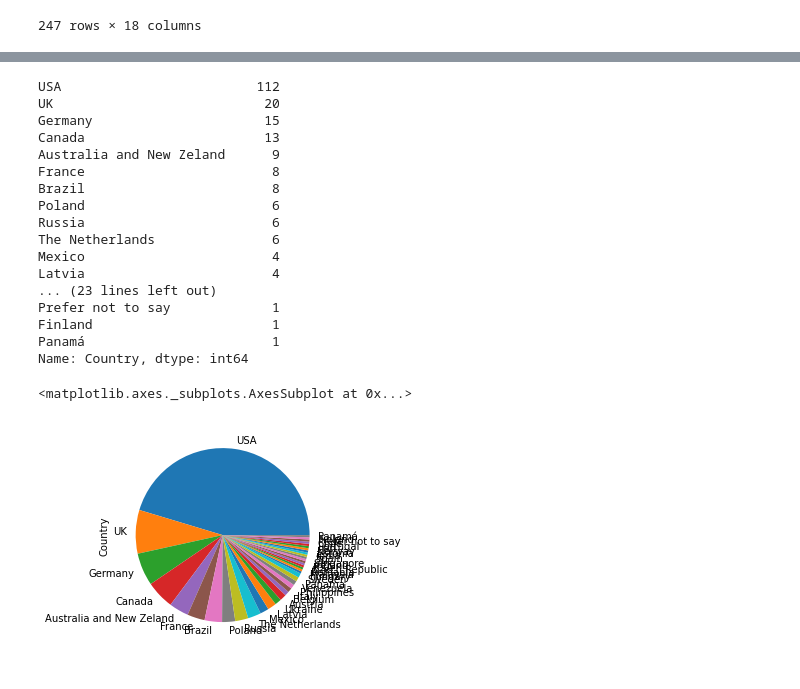
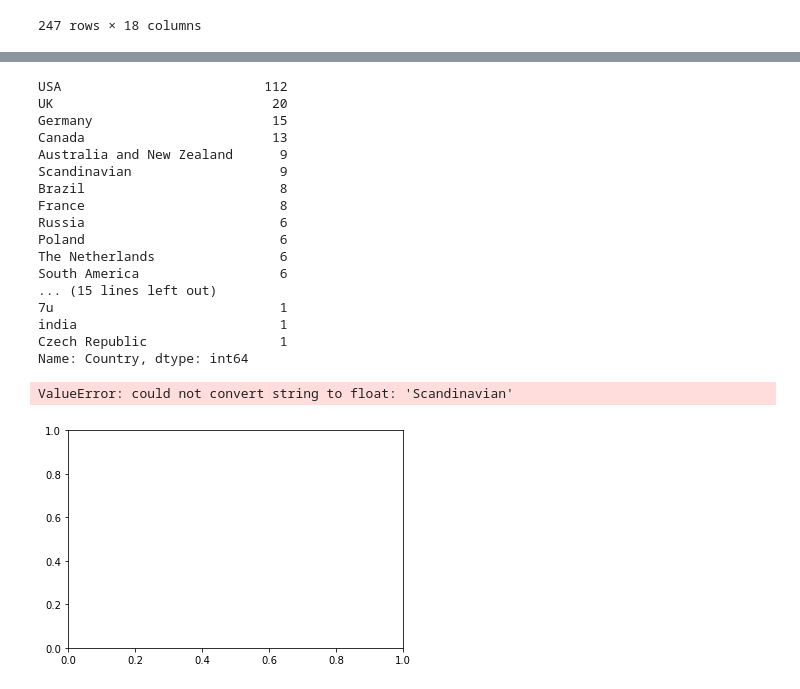
Before and after one commit to DenysMelnyk6/Sexuality-in-Video-games, a Jupyter notebook: Sexuality_analysis.ipynb, the cells around one changed output, grey strips where cells are left out. Drawn from its saved outputs; the diff is of its cells as text; code cells hidden in the pictures.

Commit message:
More sorting
More country sorting functions added, attemps of making a few graphical representations

```diff
--- a/Sexuality_analysis.ipynb
+++ b/Sexuality_analysis.ipynb
@@ -132,6 +132,27 @@ def German_sort(Country):
     else:
         return Country
 
+def Scandinavian_sort(Country):
+    if Country.lower() == 'latvia' or Country.lower() == 'sweden' or Country.lower() == 'estonia' or Country.lower() == 'norway' or Country.lower() == 'finland':
+        Country = 'Scandinavian'
+        return Country
+    else:
+        return Country
+
+def South_american_sort(Country):
+    if Country.lower() == 'panama' or Country.lower() == 'panamá' or Country.lower() == 'chile' or Country.lower() == 'venezuela':
+        Country = 'South America'
+        return Country
+    else:
+        return Country
+
+def Asian_pacific_sort(Country):
+    if Country.lower() == 'philippines' or Country.lower() == 'malasia' or Country.lower() == 'singapore ':
+        Country = 'Asian Pacific Country'
+        return Country
+    else:
+        return Country
+
 
 data.Country = data.Country.apply(US_sort)
 data.Country = data.Country.apply(UK_sort)
@@ -142,27 +163,25 @@ data.Country = data.Country.apply(Russian_sort)
 data.Country = data.Country.apply(Oceanic_sort)
 data.Country = data.Country.apply(Mexican_sort)
 data.Country = data.Country.apply(German_sort)
+data.Country = data.Country.apply(Scandinavian_sort)
+data.Country = data.Country.apply(South_american_sort)
+data.Country = data.Country.apply(Asian_pacific_sort)
 data.Country.value_counts()
 # %% [output]
-USA                         112
-UK                           20
-Germany                      15
-Canada                       13
-Australia and New Zeland      9
-France                        8
-Brazil                        8
-Poland                        6
-Russia                        6
-The Netherlands               6
-Mexico                        4
-Latvia                        4
-... (23 lines left out)
-Prefer not to say             1
-Finland                       1
-Panamá                        1
+USA                          112
+UK                            20
+Germany                       15
+Canada                        13
+Australia and New Zealand      9
+Scandinavian                   9
+Brazil                         8
+France                         8
+Russia                         6
+Poland                         6
+The Netherlands                6
+South America                  6
+... (15 lines left out)
+7u                             1
+india                          1
+Czech Republic                 1
 Name: Country, dtype: int64
-# %%
-data.Country.value_counts().plot(kind = 'pie')
-# %% [output]
-<matplotlib.axes._subplots.AxesSubplot at 0x...>
-[figure, removed]
@@ -168,0 +190,5 @@ data.Country.value_counts().plot(kind = 'pie')
+# %%
+sns.distplot(data['Country'])
+# %% [output]
+ValueError: could not convert string to float: 'Scandinavian'
+[figure, added]
```
Also changed, not shown: parts of 2 cells of this notebook.
